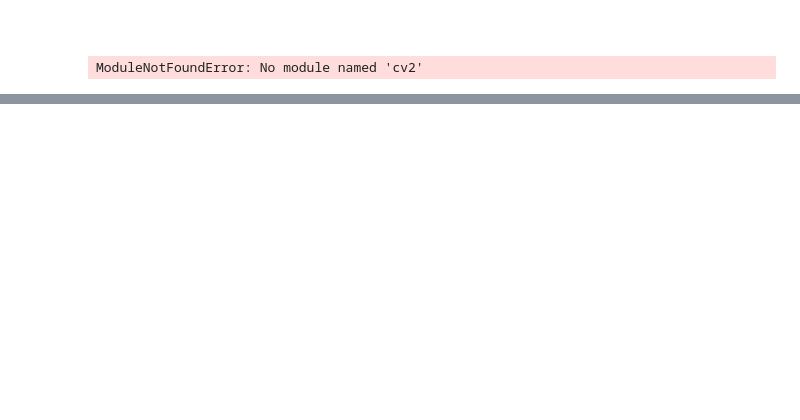
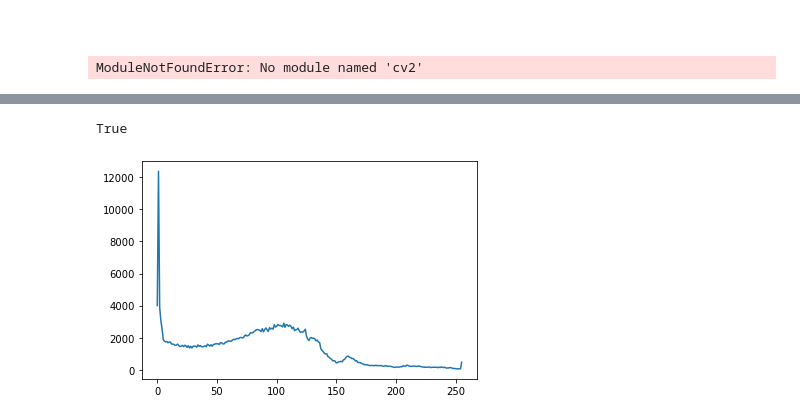
Before and after one commit to theUnixe/image_processign, a Jupyter notebook: Untitled.ipynb, the cells around one changed output, grey strips where cells are left out. Drawn from its saved outputs; the diff is of its cells as text; code cells hidden in the pictures; blank space fills up the shorter version.

```diff
--- a/Untitled.ipynb
+++ b/Untitled.ipynb
@@ -11,0 +25,40 @@ ModuleNotFoundError: No module named 'cv2'
+# %%
+import cv2
+import numpy as np
+from scipy import ndimage
+
+roberts_cross_v = np.array( [[1, 0 ],
+              [0,-1 ]] )
+
+roberts_cross_h = np.array( [[ 0, 1 ],
+              [ -1, 0 ]] )
+
+img = cv2.imread("new3.jpg",0).astype('float64')
+img/=255.0
+vertical = ndimage.convolve( img, roberts_cross_v )
+horizontal = ndimage.convolve( img, roberts_cross_h )
+
+edged_img = np.sqrt( np.square(horizontal) + np.square(vertical))
+edged_img*=255
+cv2.imwrite("output.jpg",edged_img)
+# %% [output]
+True
+# %%
+# importing required libraries of opencv
+import cv2
+
+# importing library for plotting
+from matplotlib import pyplot as plt
+
+# reads an input image
+img = cv2.imread('nature.jpg',0)
+
+
+# find frequency of pixels in range 0-255
+histr = cv2.calcHist([img],[0],None,[256],[0,256])
+
+# show the plotting graph of an image
+plt.plot(histr)
+plt.show()
+# %% [output]
+[figure, added]
```
Also changed, not shown: parts of 6 cells of this notebook, 9 other files.
